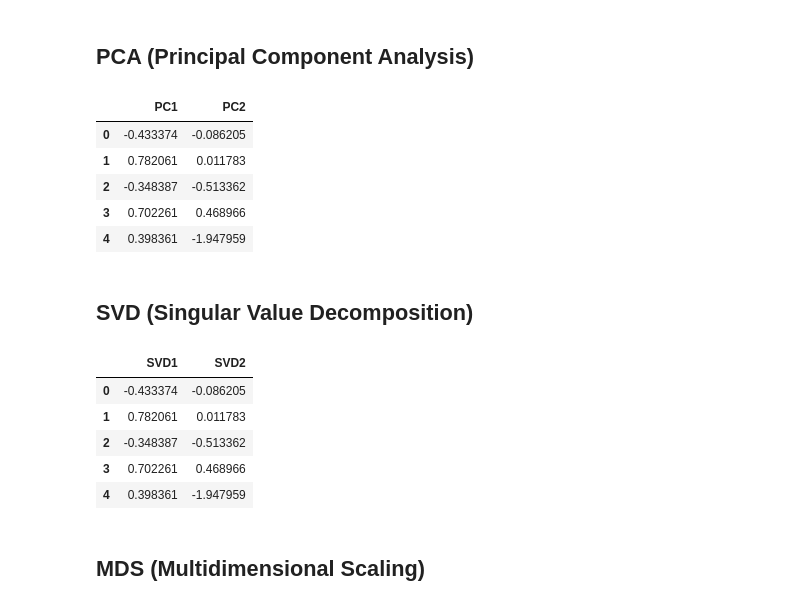
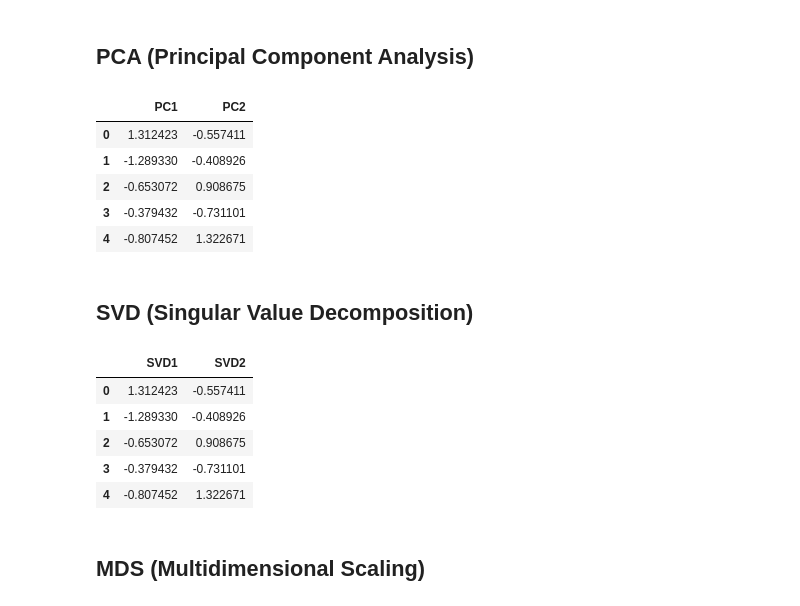
Before and after one commit to Bryan-Az/Dimensionality_Reduction, a Jupyter notebook: Dimensionality_Reduction.ipynb, the cells around one changed output. Drawn from its saved outputs; the diff is of its cells as text; code cells hidden in the pictures.

Commit message:
* assess umap on cybersecurity data, added new data

```diff
--- a/Dimensionality_Reduction.ipynb
+++ b/Dimensionality_Reduction.ipynb
@@ -31,0 +40,3 @@ A key difference between UMAP and t-SNE as compared to the other 5 techniques ab
+# %%
+# as the dataset is huge, we will take a sample of 1000 rows
+inscribo_cybersecurity_df = inscribo_cybersecurity_df.sample(1000)
@@ -72,0 +117,3 @@ nga_art_sample.head()
+# %%
+selected_cybersecurity_sample = inscribo_cybersecurity_df.loc[:, ['Source Port', 'Destination Port', 'Packet Length', 'Anomaly Scores', 'Source IP Address', 'Destination IP Address']]
+selected_cybersecurity_sample.head()
@@ -72,0 +143,10 @@ nga_art_sample.head()
+# %%
+from sklearn.preprocessing import StandardScaler
+# saving the unscalable columns
+selected_categorical_cybersecurity_sample = selected_cybersecurity_sample.loc[:, ['Source IP Address', 'Destination IP Address']]
+# applying the standard scaler to the numerical data
+scaler = StandardScaler()
+selected_numerical_cybersecurity_sample = selected_cybersecurity_sample.loc[:, ['Source Port', 'Destination Port', 'Packet Length', 'Anomaly Scores']]
+scaler.fit(selected_numerical_cybersecurity_sample)
+scaled_numerical_cybersecurity_sample = scaler.transform(selected_numerical_cybersecurity_sample)
+scaled_numerical_cybersecurity_sample = pd.DataFrame(scaler.transform(selected_numerical_cybersecurity_sample), columns=selected_numerical_cybersecurity_sample.columns)
@@ -181,12 +282,14 @@ pca_art = apply_pca(scaled_numerical_art_sample)
+# %%
+pca_cyber = apply_pca(scaled_numerical_cybersecurity_sample, n_components=2)
 # %%
-pca_art.head()
+pca_cyber.head()
 # %% [output]
 |  | PC1 | PC2 |
-| 0 | -0.433374 | -0.086205 |
-| 1 | 0.782061 | 0.011783 |
-| 2 | -0.348387 | -0.513362 |
-| 3 | 0.702261 | 0.468966 |
-| 4 | 0.398361 | -1.947959 |
+| 0 | 1.312423 | -0.557411 |
+| 1 | -1.289330 | -0.408926 |
+| 2 | -0.653072 | 0.908675 |
+| 3 | -0.379432 | -0.731101 |
+| 4 | -0.807452 | 1.322671 |
 # %% [markdown]
 ## SVD (Singular Value Decomposition)
 # %%
@@ -199,15 +302,15 @@ def apply_svd(scaled_df, n_components=2):
     svd_df = pd.DataFrame(svd_df, columns=[f'SVD{i+1}' for i in range(n_components)])
     return svd_df
 # %%
-svd_art = apply_svd(scaled_numerical_art_sample)
+svd_art = apply_svd(scaled_numerical_cybersecurity_sample)
 svd_art.head()
 # %% [output]
 |  | SVD1 | SVD2 |
-| 0 | -0.433374 | -0.086205 |
-| 1 | 0.782061 | 0.011783 |
-| 2 | -0.348387 | -0.513362 |
-| 3 | 0.702261 | 0.468966 |
-| 4 | 0.398361 | -1.947959 |
+| 0 | 1.312423 | -0.557411 |
+| 1 | -1.289330 | -0.408926 |
+| 2 | -0.653072 | 0.908675 |
+| 3 | -0.379432 | -0.731101 |
+| 4 | -0.807452 | 1.322671 |
 # %% [markdown]
 ## MDS (Multidimensional Scaling)
 # %%
```
Also changed, not shown: parts of 27 cells of this notebook, 3 other files.
